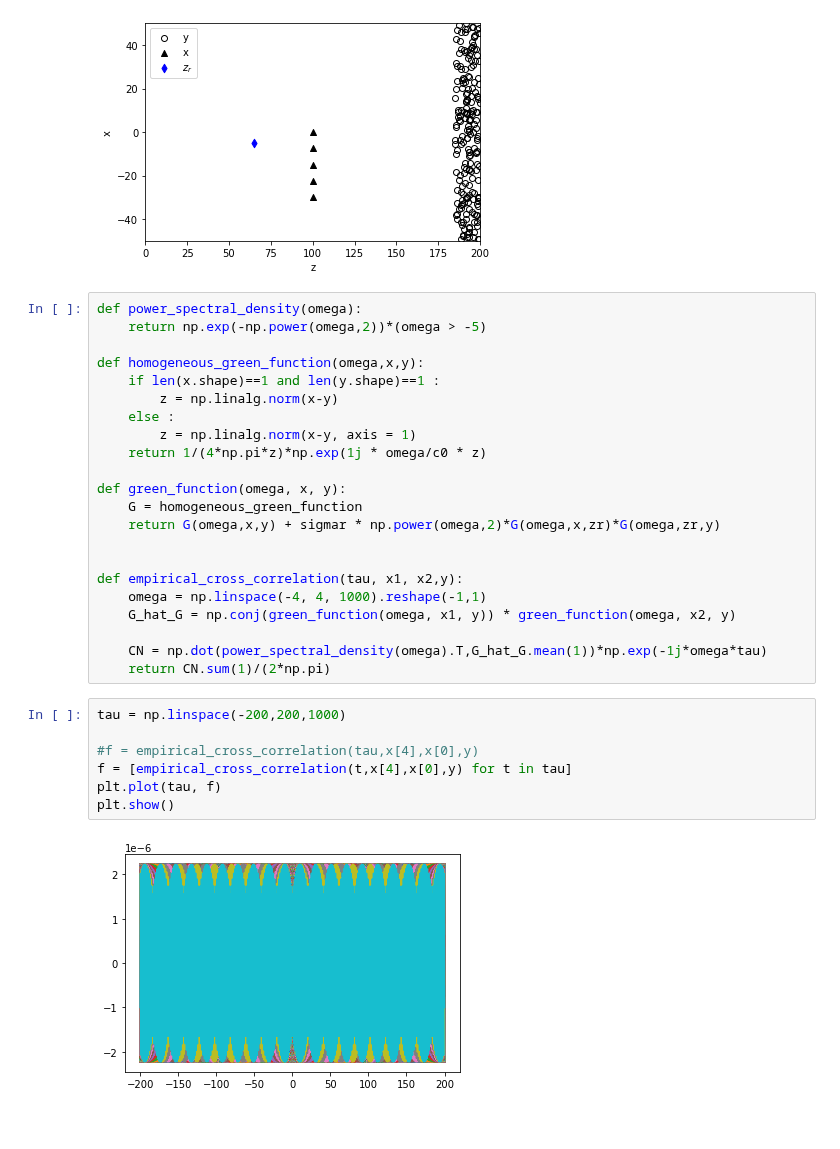
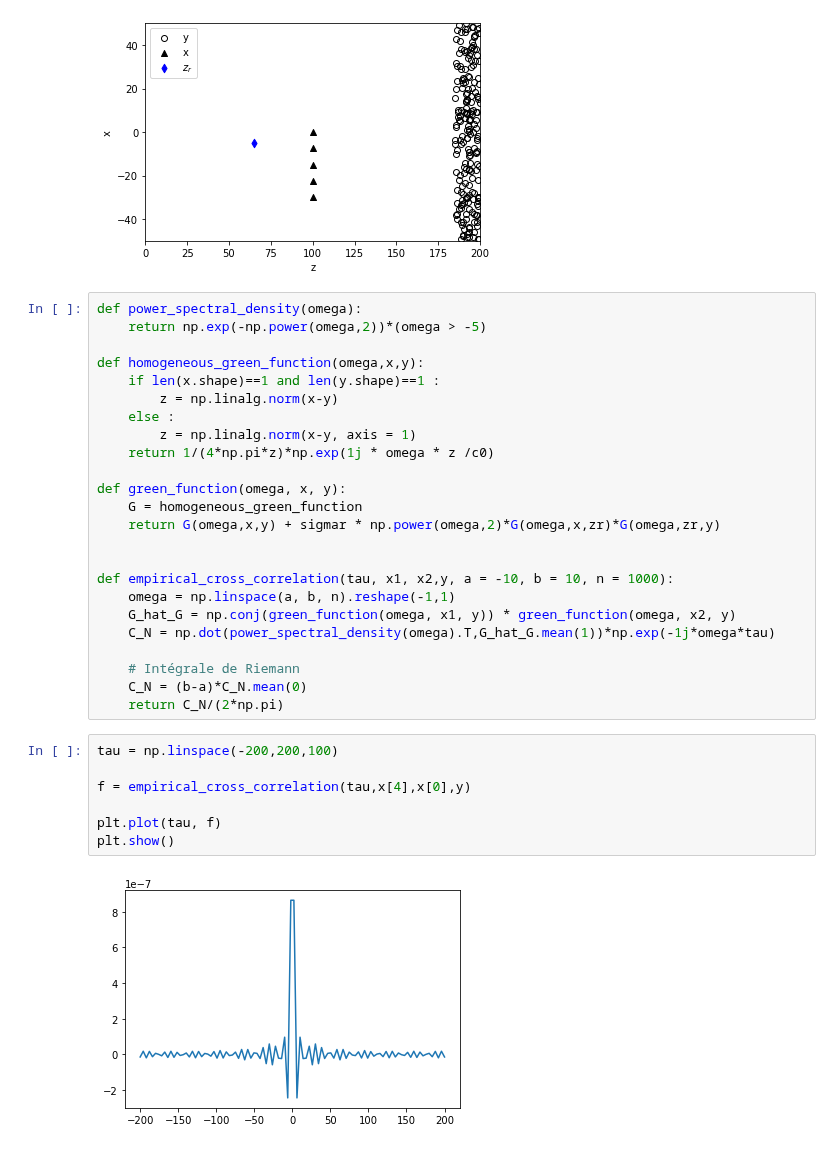
Before and after one commit to rafaelbrutti/MVA, a Jupyter notebook: Problem Inverse/Reflector imaging from ambient noise signals.ipynb, the cells around one changed output. Drawn from its saved outputs; the diff is of its cells as text.

```diff
--- a/Problem Inverse/Reflector imaging from ambient noise signals.ipynb
+++ b/Problem Inverse/Reflector imaging from ambient noise signals.ipynb
@@ -47,25 +47,27 @@ def homogeneous_green_function(omega,x,y):
         z = np.linalg.norm(x-y)
     else :
         z = np.linalg.norm(x-y, axis = 1)
-    return 1/(4*np.pi*z)*np.exp(1j * omega/c0 * z)
+    return 1/(4*np.pi*z)*np.exp(1j * omega * z /c0)
 
 def green_function(omega, x, y):
     G = homogeneous_green_function
     return G(omega,x,y) + sigmar * np.power(omega,2)*G(omega,x,zr)*G(omega,zr,y)
 
 
-def empirical_cross_correlation(tau, x1, x2,y):
-    omega = np.linspace(-4, 4, 1000).reshape(-1,1)
+def empirical_cross_correlation(tau, x1, x2,y, a = -10, b = 10, n = 1000):
+    omega = np.linspace(a, b, n).reshape(-1,1)
     G_hat_G = np.conj(green_function(omega, x1, y)) * green_function(omega, x2, y)
+    C_N = np.dot(power_spectral_density(omega).T,G_hat_G.mean(1))*np.exp(-1j*omega*tau)
 
-    CN = np.dot(power_spectral_density(omega).T,G_hat_G.mean(1))*np.exp(-1j*omega*tau)
-    return CN.sum(1)/(2*np.pi)
+    # Intégrale de Riemann
+    C_N = (b-a)*C_N.mean(0)
+    return C_N/(2*np.pi)
 # %%
-tau = np.linspace(-200,200,1000)
+tau = np.linspace(-200,200,100)
 
-#f = empirical_cross_correlation(tau,x[4],x[0],y)
-f = [empirical_cross_correlation(t,x[4],x[0],y) for t in tau]
+f = empirical_cross_correlation(tau,x[4],x[0],y)
+
 plt.plot(tau, f)
 plt.show()
 # %% [output]
-[figure, old version]
+[figure, new version]
```
